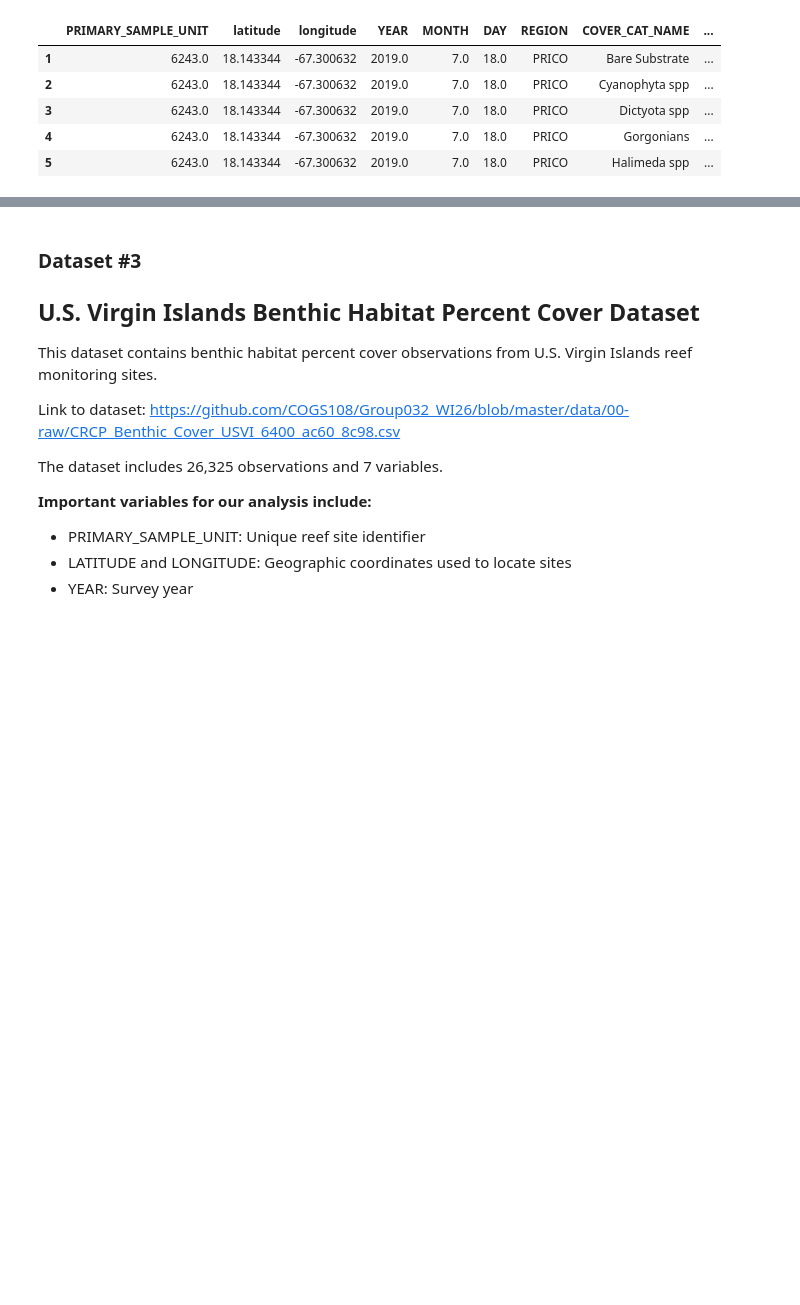
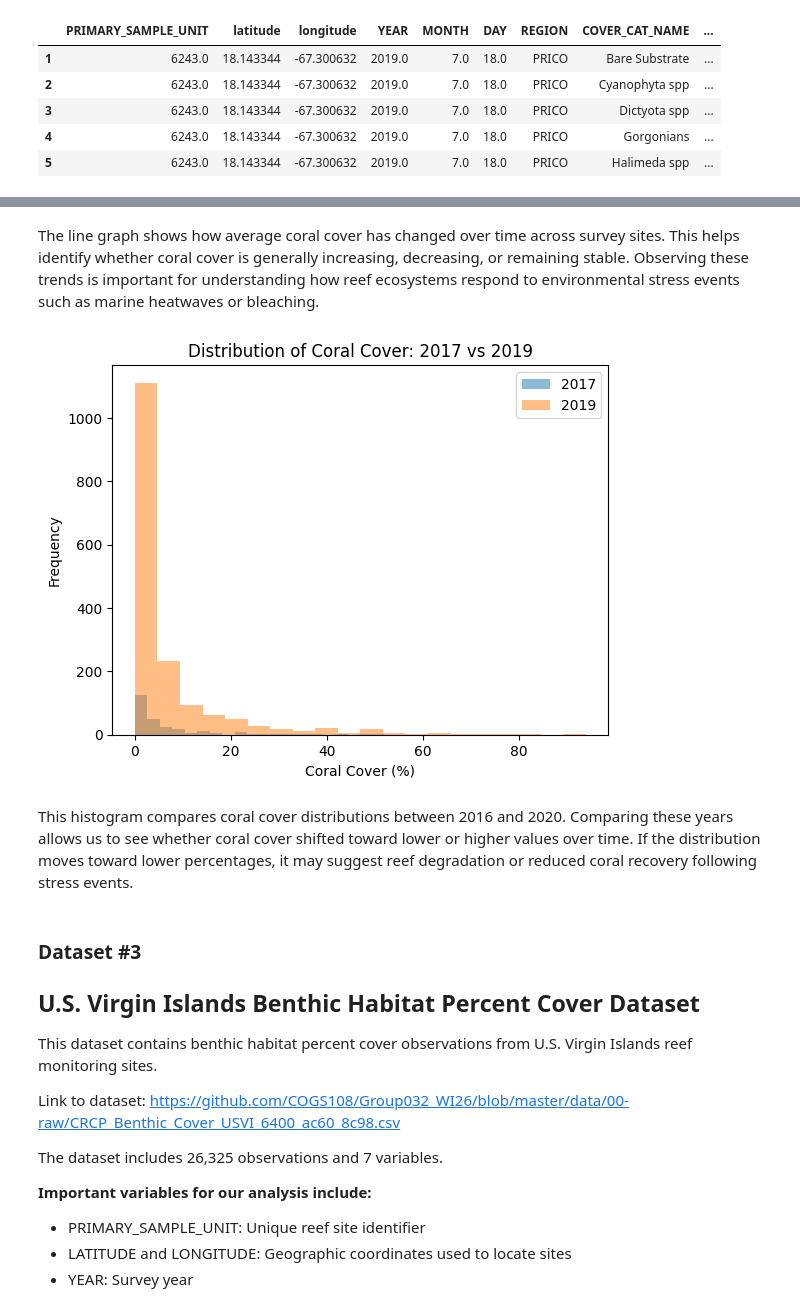
Before and after one commit to COGS108/Group032_WI26, a Jupyter notebook: 02-EDACheckpoint.ipynb, the cells around one changed output, grey strips where cells are left out. Cells and saved outputs as stored; diff of their text form; code cells hidden in the pictures; blank space fills up the shorter version.

```diff
--- a/02-EDACheckpoint.ipynb
+++ b/02-EDACheckpoint.ipynb
@@ -484,3 +513,25 @@ benthic_clean_PR.to_csv("data/02-processed/benthic_cover_PR_cleaned.csv", index=
+# %% [markdown]
+The line graph shows how average coral cover has changed over time across survey sites.
+This helps identify whether coral cover is generally increasing, decreasing, or remaining stable.
+Observing these trends is important for understanding how reef ecosystems respond to environmental stress events such as marine heatwaves or bleaching.
+# %%
+plt.figure()
+
+plt.hist(coral_2017, bins=20, alpha=0.5, label="2017")
+plt.hist(coral_2019, bins=20, alpha=0.5, label="2019")
+
+plt.xlabel("Coral Cover (%)")
+plt.ylabel("Frequency")
+plt.title("Distribution of Coral Cover: 2017 vs 2019")
+plt.legend()
+
+plt.show()
+# %% [output]
+[figure, added]
+# %% [markdown]
+This histogram compares coral cover distributions between 2016 and 2020.
+Comparing these years allows us to see whether coral cover shifted toward lower or higher values over time.
+If the distribution moves toward lower percentages, it may suggest reef degradation or reduced coral recovery following stress events.
 # %% [markdown]
 ### Dataset #3
 ## U.S. Virgin Islands Benthic Habitat Percent Cover Dataset
```
Also changed, not shown: parts of 4 cells of this notebook.
